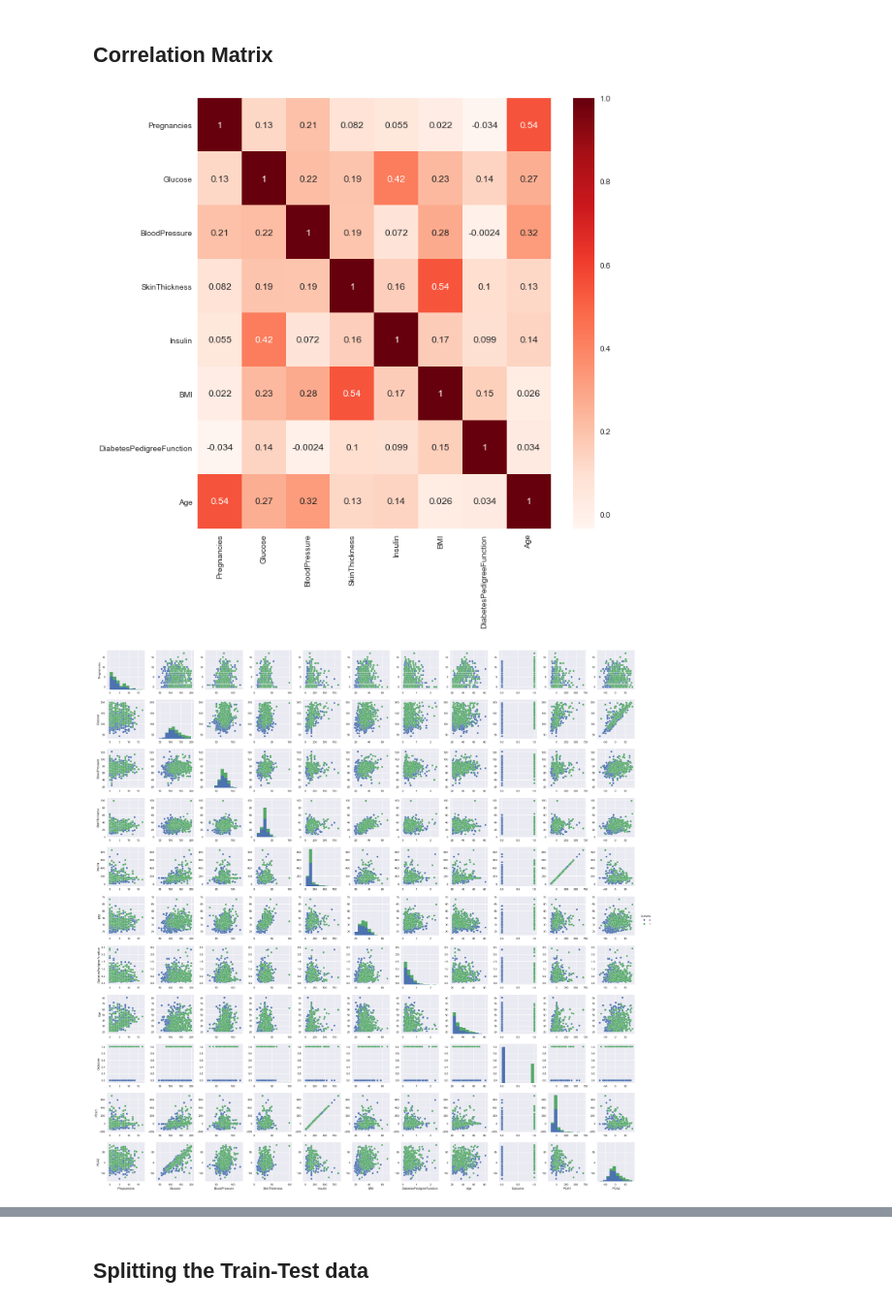
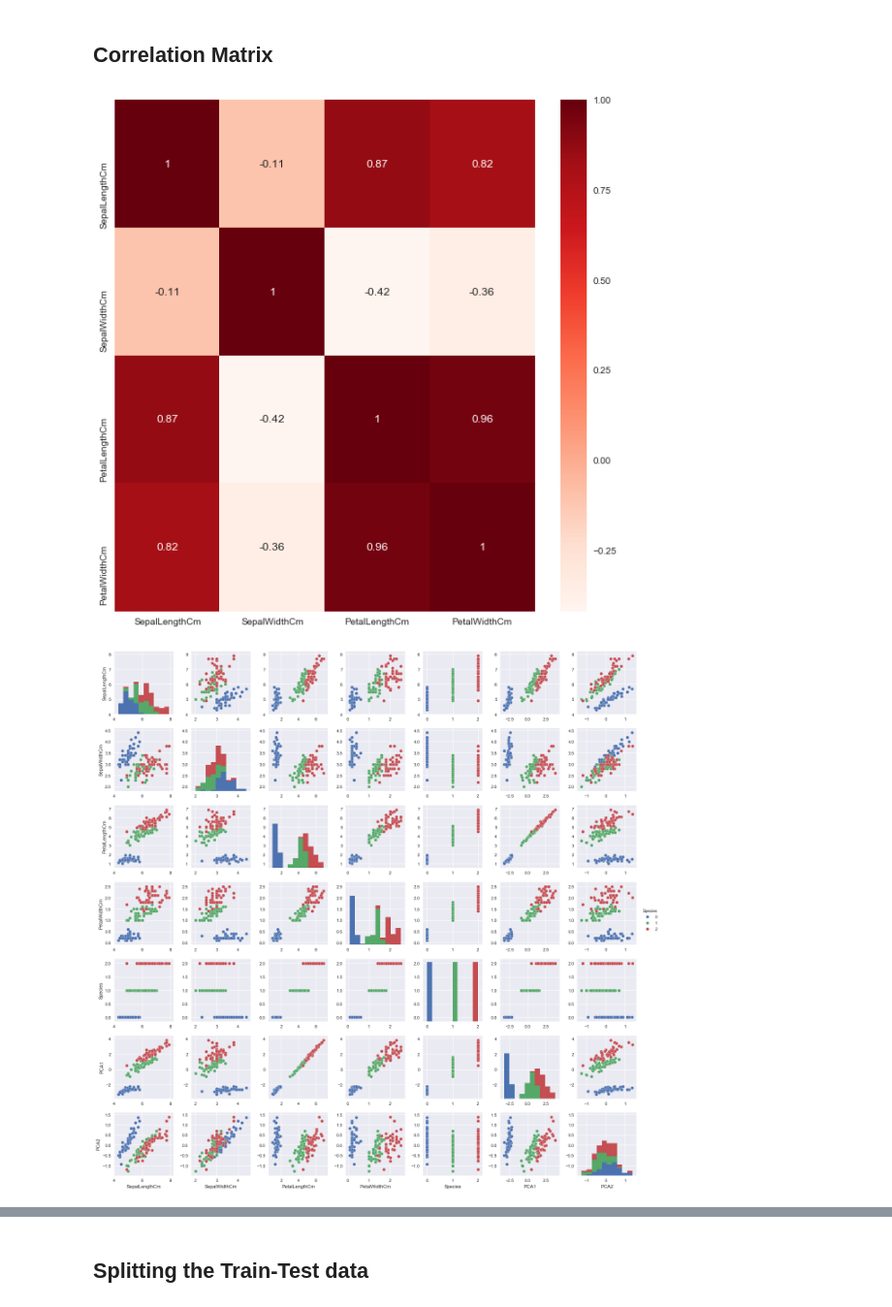
Before and after one commit to DJimmie/Machine-Learning-Classification-scikit-learn, a Jupyter notebook: Decision Trees/random_forest_algo.ipynb, the cells around one changed output, grey strips where cells are left out. Shown at 97% size. Cells and saved outputs as stored; diff of their text form; code cells hidden in the pictures.

```diff
--- a/Decision Trees/random_forest_algo.ipynb
+++ b/Decision Trees/random_forest_algo.ipynb
@@ -239,10 +249,13 @@ def pca(dataset,input_headers,target_header):
 if __name__ == "__main__":
 
 
-#     location=r'C:/Users/Crystal/Desktop/Programs/dataset_repo/iris_/iris_data.csv'
+    location=r'C:/Users/Crystal/Desktop/Programs/dataset_repo/iris_/iris_data.csv'
 #     location=r'C:\Users\Crystal\Desktop\Programs\dataset_repo\CDH_Train.csv'
 #     location=r'C:/Users/Crystal/Desktop/Programs/dataset_repo/0529_/0529_pass_rush.csv'
 #     location=r'C:/Users/Crystal/Desktop/Programs/dataset_repo/titan/titantic_1.csv'
-    location=r'C:\Users\Crystal\Desktop\Programs\dataset_repo\diabetes.csv'
+#     location=r'C:\Users\Crystal\Desktop\Programs\dataset_repo\diabetes.csv'
     dataset=pd.read_csv(location)
-    # df=pd.read_csv('thermostat_dataset.txt',delimiter='\t')
+
+    dataset.info()
+    dataset.head()
+    dataset.describe()
@@ -289,8 +299,6 @@ Do you need to replace any zeros in the dataset?y
 # %% [markdown]
 ## Selecting inputs and targets
 # %%
-original_dataset=dataset
-
 
 # target_header=['Species']
 # input_headers=['Length','Width']
@@ -302,12 +310,12 @@ original_dataset=dataset
 # input_headers=['score_differential','yardline_100']
 # input_headers=['score_differential','game_seconds_remaining','yardline_100','qtr']
 
-# target_header=['Species']
-# input_headers=['SepalLengthCm','SepalWidthCm','PetalLengthCm','PetalWidthCm']
+target_header=['Species']
+input_headers=['SepalLengthCm','SepalWidthCm','PetalLengthCm','PetalWidthCm']
 
-target_header=['Outcome']
-# input_headers=['Glucose','BloodPressure']
-input_headers=['Pregnancies','Glucose','BloodPressure','SkinThickness','Insulin','BMI','DiabetesPedigreeFunction','Age']
+# target_header=['Outcome']
+# # input_headers=['Glucose','BloodPressure']
+# input_headers=['Pregnancies','Glucose','BloodPressure','SkinThickness','Insulin','BMI','DiabetesPedigreeFunction','Age']
 
 target_label=label_encoding(dataset,target_header)
 
@@ -315,14 +323,10 @@ classes=target_label
 test_label=label_encoding(dataset,input_headers)
 #     print(test_label)
 
-
+dataset=dataset[input_headers+target_header]
 X,y=split_the_dataset(dataset,input_headers,target_header)
 #     print(y.values)
 
 
-
-
-
-
 print(X.head())
 # %% [output]
@@ -374,7 +378,7 @@ feature_distributions(dataset,target_header[0],classes)
 # %% [markdown]
 ## Correlation Matrix
 # %%
-correlation_matrix(original_dataset,input_headers,target_header)
+correlation_matrix(dataset,input_headers,target_header)
 # %% [output]
-[figure, old version]
+[figure, new version]
-[figure, old version]
+[figure, new version]
```
Also changed, not shown: parts of 29 cells of this notebook, 2 other files.
